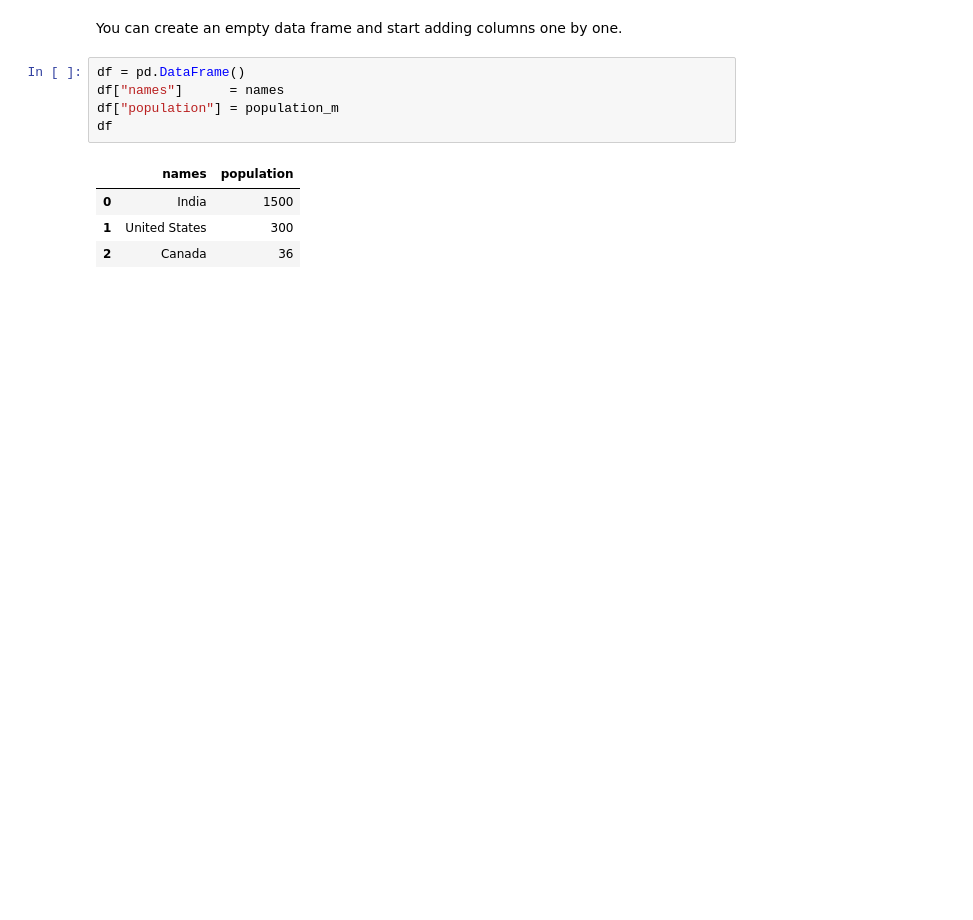
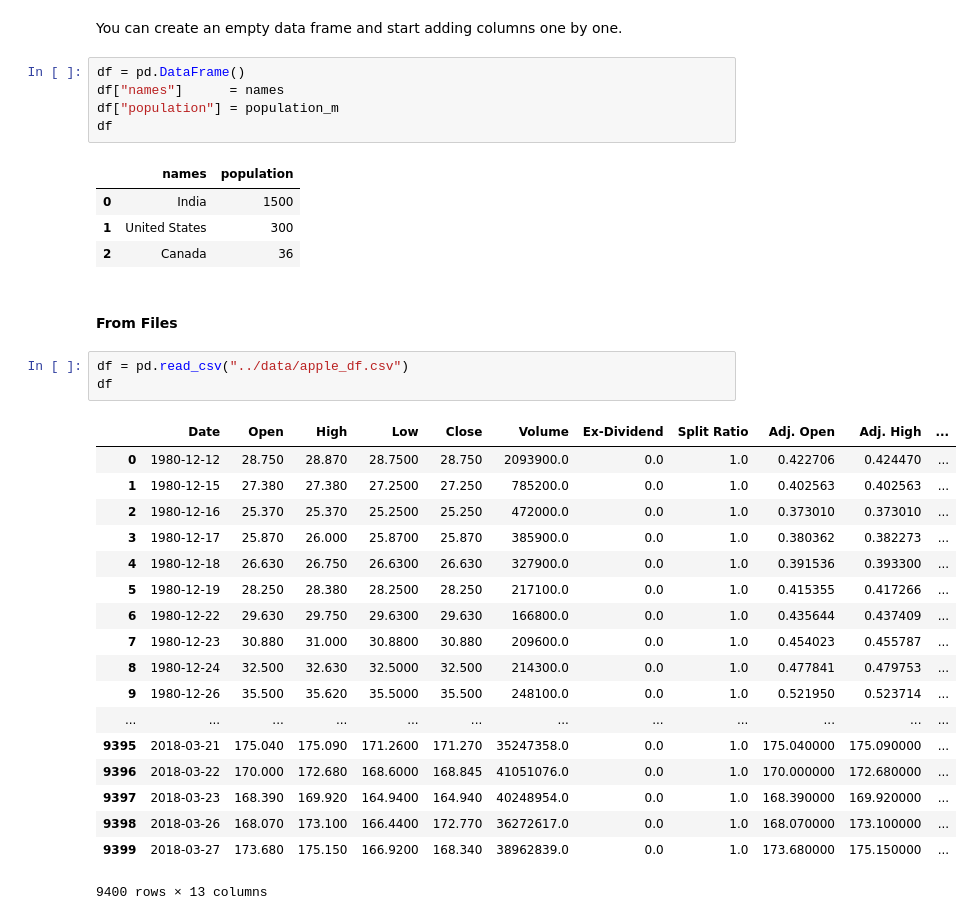
Before and after one commit to hotcode002/Machine-Learning-with-Python, a Jupyter notebook: week_1_basics/day_4_ml_data_structures_1/notebooks/pandas.ipynb, the cells around one changed output. Cells and saved outputs as stored; diff of their text form; blank space fills up the shorter version.

```diff
--- a/week_1_basics/day_4_ml_data_structures_1/notebooks/pandas.ipynb
+++ b/week_1_basics/day_4_ml_data_structures_1/notebooks/pandas.ipynb
@@ -121,3 +126,27 @@ df
 | 0 | India | 1500 |
 | 1 | United States | 300 |
 | 2 | Canada | 36 |
+# %% [markdown]
+#### From Files
+# %%
+df = pd.read_csv("../data/apple_df.csv")
+df
+# %% [output]
+|  | Date | Open | High | Low | Close | Volume | Ex-Dividend | Split Ratio | Adj. Open | Adj. High | ... |
+| 0 | 1980-12-12 | 28.750 | 28.870 | 28.7500 | 28.750 | 2093900.0 | 0.0 | 1.0 | 0.422706 | 0.424470 | ... |
+| 1 | 1980-12-15 | 27.380 | 27.380 | 27.2500 | 27.250 | 785200.0 | 0.0 | 1.0 | 0.402563 | 0.402563 | ... |
+| 2 | 1980-12-16 | 25.370 | 25.370 | 25.2500 | 25.250 | 472000.0 | 0.0 | 1.0 | 0.373010 | 0.373010 | ... |
+| 3 | 1980-12-17 | 25.870 | 26.000 | 25.8700 | 25.870 | 385900.0 | 0.0 | 1.0 | 0.380362 | 0.382273 | ... |
+| 4 | 1980-12-18 | 26.630 | 26.750 | 26.6300 | 26.630 | 327900.0 | 0.0 | 1.0 | 0.391536 | 0.393300 | ... |
+| 5 | 1980-12-19 | 28.250 | 28.380 | 28.2500 | 28.250 | 217100.0 | 0.0 | 1.0 | 0.415355 | 0.417266 | ... |
+| 6 | 1980-12-22 | 29.630 | 29.750 | 29.6300 | 29.630 | 166800.0 | 0.0 | 1.0 | 0.435644 | 0.437409 | ... |
+| 7 | 1980-12-23 | 30.880 | 31.000 | 30.8800 | 30.880 | 209600.0 | 0.0 | 1.0 | 0.454023 | 0.455787 | ... |
+| 8 | 1980-12-24 | 32.500 | 32.630 | 32.5000 | 32.500 | 214300.0 | 0.0 | 1.0 | 0.477841 | 0.479753 | ... |
+| 9 | 1980-12-26 | 35.500 | 35.620 | 35.5000 | 35.500 | 248100.0 | 0.0 | 1.0 | 0.521950 | 0.523714 | ... |
+| ... | ... | ... | ... | ... | ... | ... | ... | ... | ... | ... | ... |
+| 9395 | 2018-03-21 | 175.040 | 175.090 | 171.2600 | 171.270 | 35247358.0 | 0.0 | 1.0 | 175.040000 | 175.090000 | ... |
+| 9396 | 2018-03-22 | 170.000 | 172.680 | 168.6000 | 168.845 | 41051076.0 | 0.0 | 1.0 | 170.000000 | 172.680000 | ... |
+| 9397 | 2018-03-23 | 168.390 | 169.920 | 164.9400 | 164.940 | 40248954.0 | 0.0 | 1.0 | 168.390000 | 169.920000 | ... |
+| 9398 | 2018-03-26 | 168.070 | 173.100 | 166.4400 | 172.770 | 36272617.0 | 0.0 | 1.0 | 168.070000 | 173.100000 | ... |
+| 9399 | 2018-03-27 | 173.680 | 175.150 | 166.9200 | 168.340 | 38962839.0 | 0.0 | 1.0 | 173.680000 | 175.150000 | ... |
+9400 rows × 13 columns
```
Also changed, not shown: parts of 10 cells of this notebook, 1 other file.
